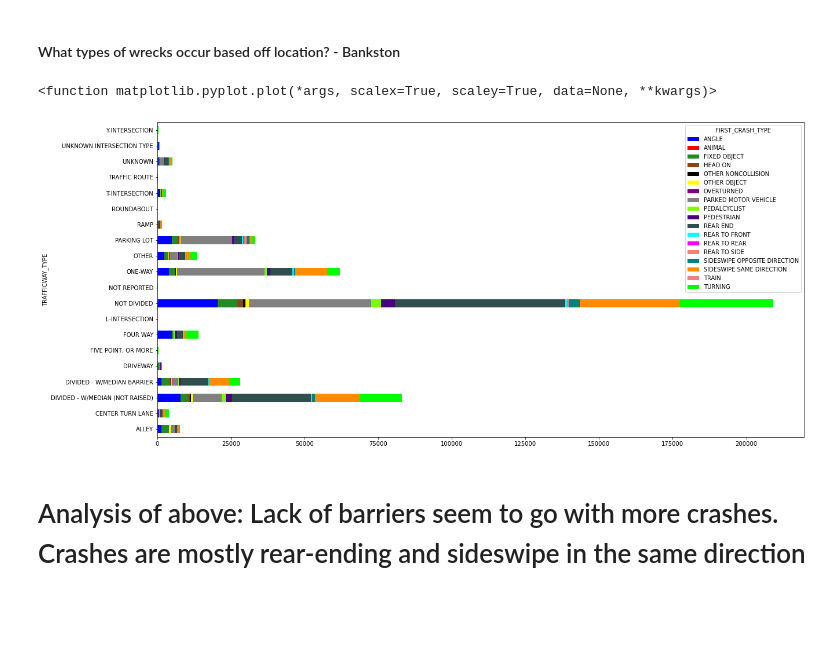
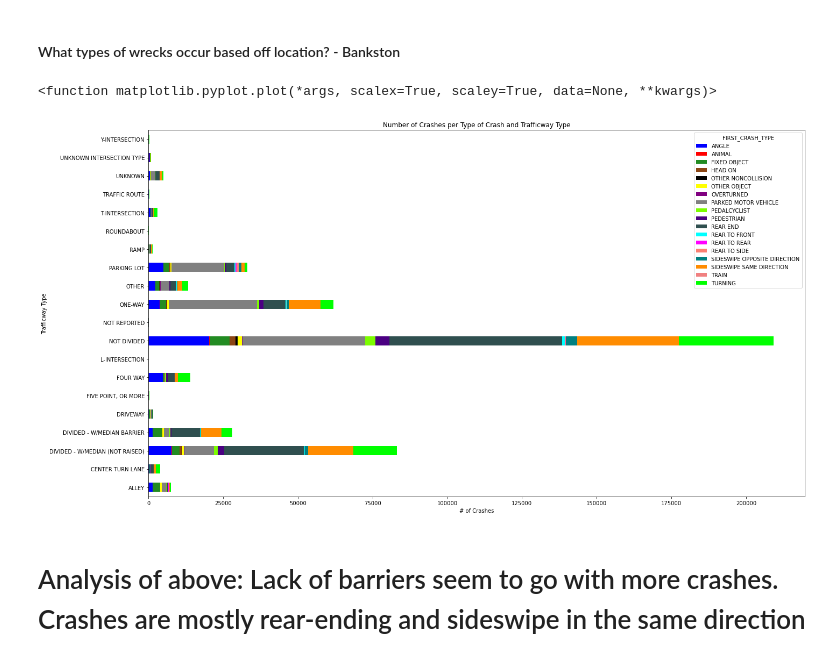
Before and after one commit to andrewbankston/project-one, a Jupyter notebook: Chicago_Crashes.ipynb, the cells around one changed output. Saved outputs shown, nothing was run; the diff lists cells and outputs as text; code cells hidden in the pictures; blank space fills up the shorter version.

```diff
--- a/Chicago_Crashes.ipynb
+++ b/Chicago_Crashes.ipynb
@@ -179,11 +181,16 @@ plt.savefig("output_data/speed_limit_vs_fatalities.png")
 # %%
 # Create bar graph for trafficway_type
 # Need to possibly resize or breakup bars into groups
 trafficway_crash_group = crash_df.groupby(['TRAFFICWAY_TYPE', 'FIRST_CRASH_TYPE']).size().unstack()
 trafficway_crash_group.plot.barh(stacked = True, figsize = (20, 10), color=['blue', 'red', 'forestgreen', 'saddlebrown', 'black', 'yellow', 'purple', 'gray', 'lawngreen', 'indigo', 'darkslategray', 'aqua', 'fuchsia', 'salmon', 'teal', 'darkorange', 'lightcoral', 'lime'])
+plt.tight_layout()
+plt.title("Number of Crashes per Type of Crash and Trafficway Type")
+plt.xlabel("# of Crashes")
+plt.ylabel("Trafficway Type")
+plt.savefig("output_data/crashes_per_crashType_and_trafficway.png", bbox_inches = 'tight', pad_inches=0.5)
 plt.plot
 # %% [output]
 <function matplotlib.pyplot.plot(*args, scalex=True, scaley=True, data=None, **kwargs)>
-[figure, old version]
+[figure, new version]
 # %% [markdown]
 # Analysis of above: Lack of barriers seem to go with more crashes. Crashes are mostly rear-ending and sideswipe in the same direction
```
Also changed, not shown: parts of 9 cells of this notebook, 7 other files.
